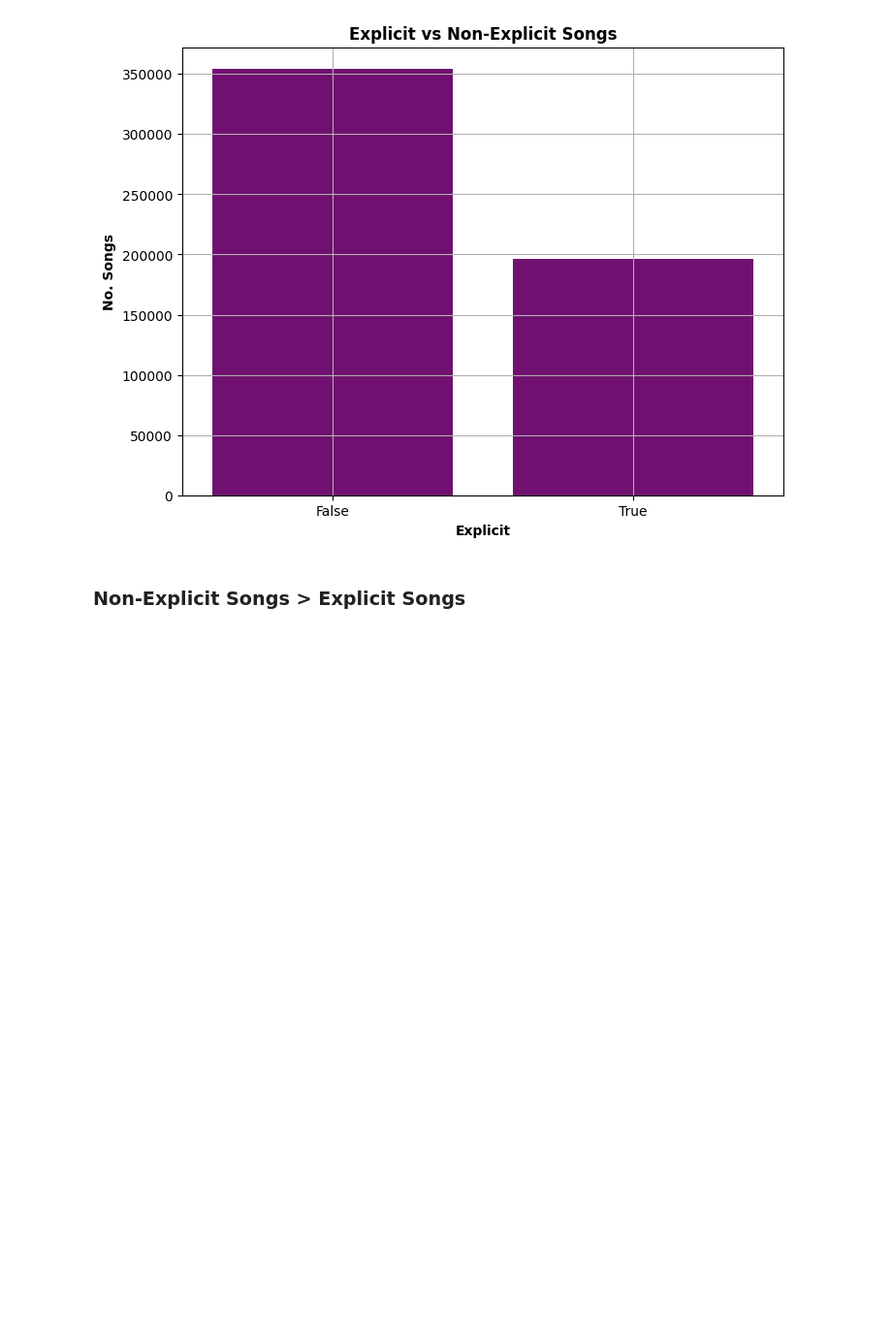
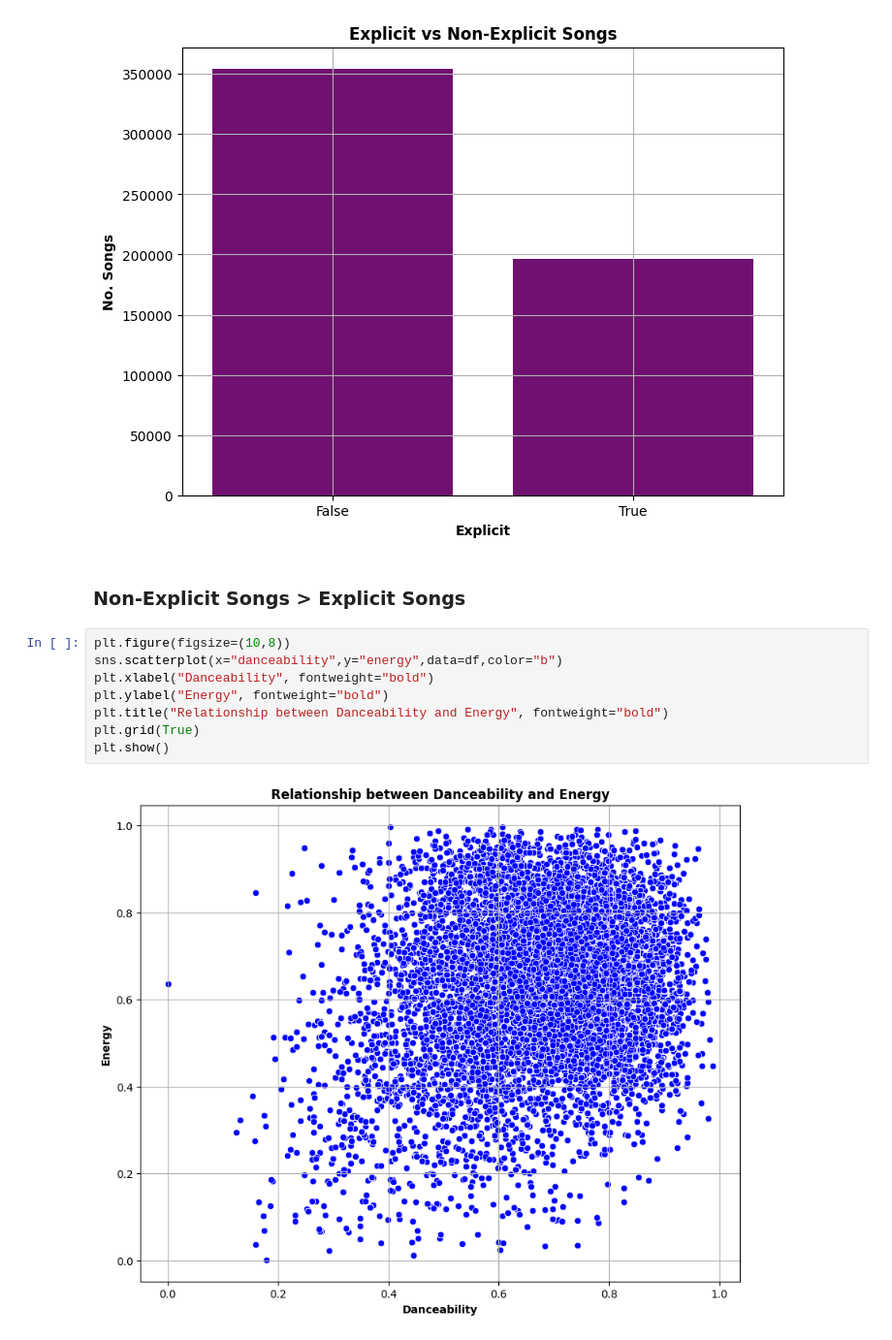
Before and after one commit to ayushsiloiya619/Spotify-Song-Analysis, a Jupyter notebook: Spotify_Analysis.ipynb, the cells around one changed output. Shown at 97% size. Cells and saved outputs as stored; diff of their text form; blank space fills up the shorter version.

Commit message:
added plot vs danceability and energy

```diff
--- a/Spotify_Analysis.ipynb
+++ b/Spotify_Analysis.ipynb
@@ -337,3 +337,13 @@ plt.show()
 [figure]
 # %% [markdown]
 ### Non-Explicit Songs > Explicit Songs
+# %%
+plt.figure(figsize=(10,8))
+sns.scatterplot(x="danceability",y="energy",data=df,color="b")
+plt.xlabel("Danceability", fontweight="bold")
+plt.ylabel("Energy", fontweight="bold")
+plt.title("Relationship between Danceability and Energy", fontweight="bold")
+plt.grid(True)
+plt.show()
+# %% [output]
+[figure, added]
```
Also changed, not shown: parts of 1 cell of this notebook.
